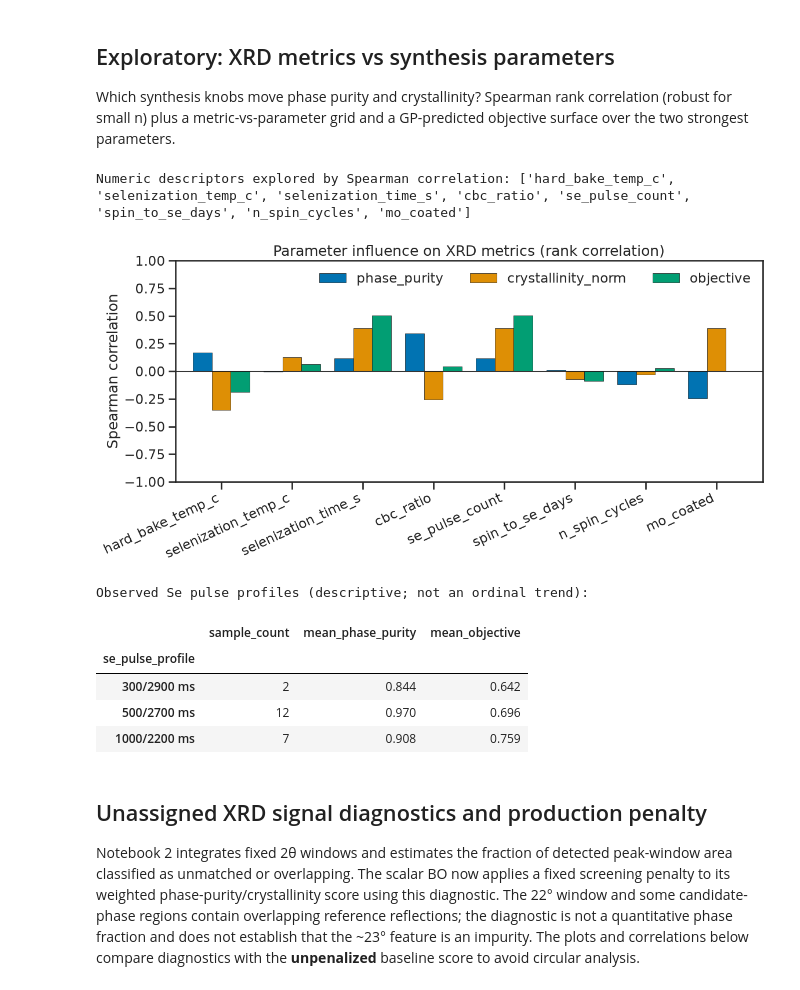
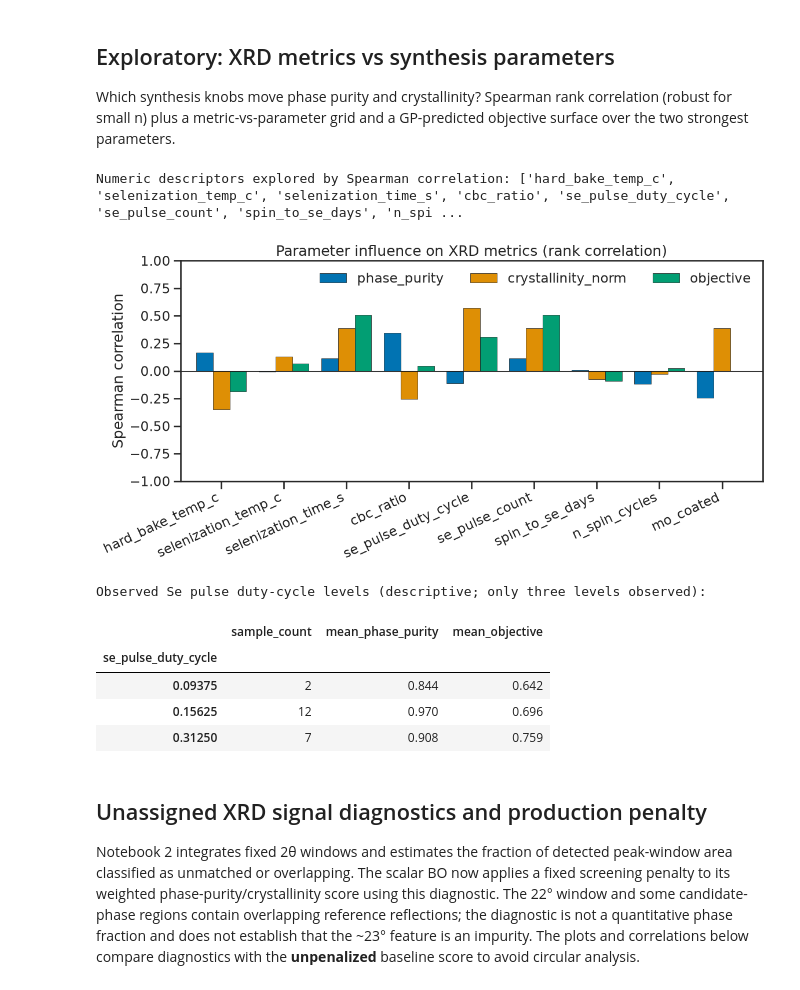
Before and after one commit to GarzonDiegoFEUP/xrd-bo-optimization-tf, a Jupyter notebook: notebooks/3.bo_xrd.ipynb, the cells around one changed output. Drawn from its saved outputs; the diff is of its cells as text; code cells hidden in the pictures.

Commit message:
Model selenium pulse duty cycle continuously

```diff
--- a/notebooks/3.bo_xrd.ipynb
+++ b/notebooks/3.bo_xrd.ipynb
@@ -142,50 +146,47 @@ importlib.reload(plotting)
 from xrd_bo_optimization_tf.config import FIGURES_DIR
 
 # Explore numeric search inputs and recorded descriptors with rank correlations.
-# A categorical pulse profile is summarized separately, never treated as ordinal.
 EXPLORE_PARAMS = tuple(
     name
     for name in (
         *BO_PARAMS,
         "se_pulse_count",
         "spin_to_se_days",
         "n_spin_cycles",
         "mo_coated",
     )
-    if name in df_bo.columns
-    and name != SE_PULSE_PROFILE_COLUMN
-    and pd.api.types.is_numeric_dtype(df_bo[name])
+    if name in df_bo.columns and pd.api.types.is_numeric_dtype(df_bo[name])
 )
 print(f"Numeric descriptors explored by Spearman correlation: {list(EXPLORE_PARAMS)}")
 
 correlation_figure = plotting.plot_correlation_bars(
     df_bo,
     EXPLORE_PARAMS,
     output_path=FIGURES_DIR / "bacuse2_bo_correlations.png",
     figsize=(max(12, 1.1 * len(EXPLORE_PARAMS)), 6),
 )
 plt.show()
 
-profile_summary = (
-    df_bo.groupby(SE_PULSE_PROFILE_COLUMN, observed=True)
+duty_cycle_summary = (
+    df_bo.groupby(SE_PULSE_DUTY_CYCLE_COLUMN, observed=True)
     .agg(
         sample_count=("sample_id", "size"),
         mean_phase_purity=("phase_purity", "mean"),
         mean_objective=("objective", "mean"),
     )
-    .reindex(config.SE_PULSE_PROFILE_VALUES)
+    .sort_index()
 )
-print("Observed Se pulse profiles (descriptive; not an ordinal trend):")
-display(profile_summary.round(3))
+print("Observed Se pulse duty-cycle levels (descriptive; only three levels observed):")
+display(duty_cycle_summary.round(3))
 # %% [output]
-Numeric descriptors explored by Spearman correlation: ['hard_bake_temp_c', 'selenization_temp_c', 'selenization_time_s', 'cbc_ratio', 'se_pulse_count', 'spin_to_se_days', 'n_spin_cycles', 'mo_coated']
+Numeric descriptors explored by Spearman correlation: ['hard_bake_temp_c', 'selenization_temp_c', 'selenization_time_s', 'cbc_ratio', 'se_pulse_duty_cycle', 'se_pulse_count', 'spin_to_se_days', 'n_spi ...
-[figure, old version]
+[figure, new version]
-Observed Se pulse profiles (descriptive; not an ordinal trend):
+Observed Se pulse duty-cycle levels (descriptive; only three levels observed):
 |  | sample_count | mean_phase_purity | mean_objective |
-| se_pulse_profile |  |  |  |
-| 300/2900 ms | 2 | 0.844 | 0.642 |
-| 500/2700 ms | 12 | 0.970 | 0.696 |
-| 1000/2200 ms | 7 | 0.908 | 0.759 |
+| se_pulse_duty_cycle |  |  |  |
+| 0.09375 | 2 | 0.844 | 0.642 |
+| 0.15625 | 12 | 0.970 | 0.696 |
+| 0.31250 | 7 | 0.908 | 0.759 |
 # %% [markdown]
 ## Unassigned XRD signal diagnostics and production penalty
 
```
Also changed, not shown: parts of 6 cells of this notebook, 17 other files.
